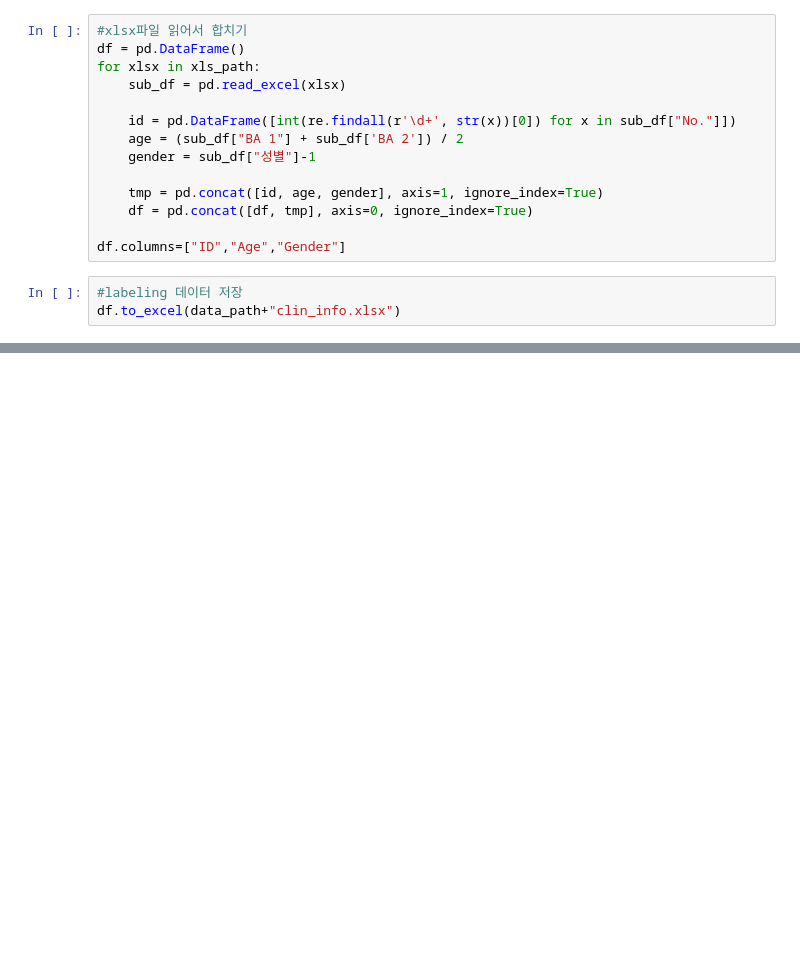
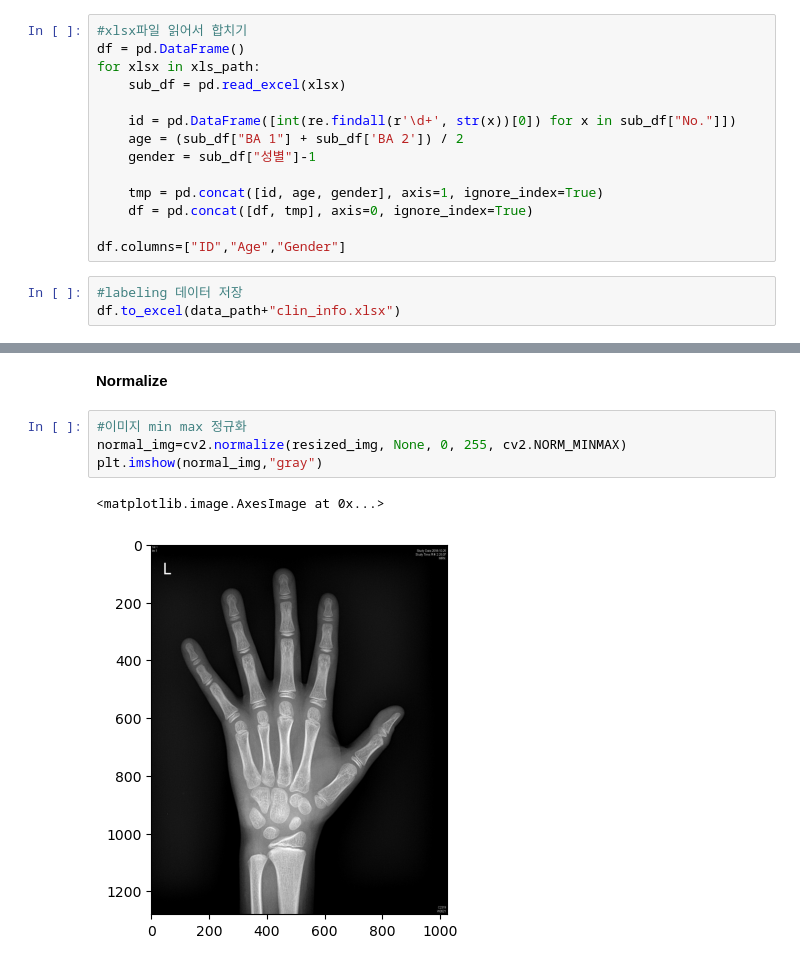
Before and after one commit to Junoflows/BoneAge_Project, a Jupyter notebook: practice.ipynb, the cells around one changed output, grey strips where cells are left out. Drawn from its saved outputs; the diff is of its cells as text; blank space fills up the shorter version.

```diff
--- a/practice.ipynb
+++ b/practice.ipynb
@@ -55,0 +85,9 @@ img.shape #shape 확인
+# %% [markdown]
+__Normalize__
+# %%
+#이미지 min max 정규화
+normal_img=cv2.normalize(resized_img, None, 0, 255, cv2.NORM_MINMAX)
+plt.imshow(normal_img,"gray")
+# %% [output]
+<matplotlib.image.AxesImage at 0x...>
+[figure, added]
```
Also changed, not shown: parts of 14 cells of this notebook.
